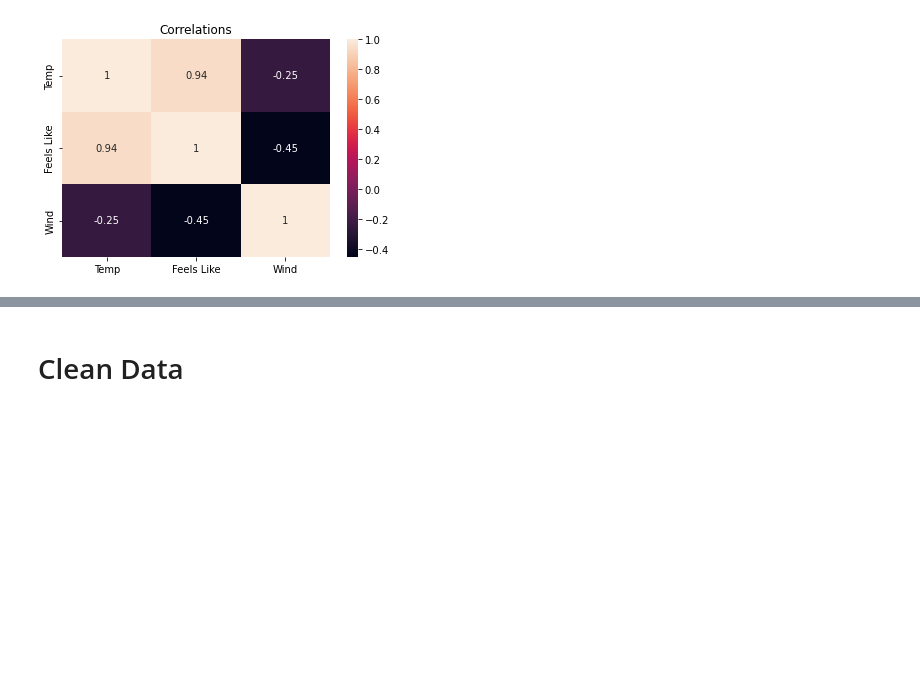
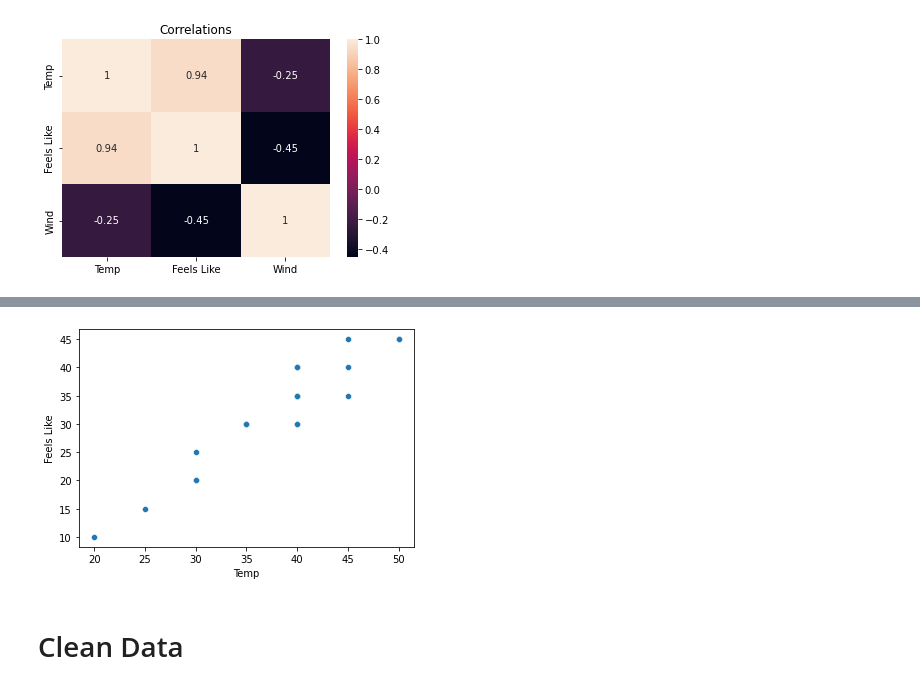
Before and after one commit to maggiewolff/running_clothes_recommender, a Jupyter notebook: Running Clothes Recommender.ipynb, the cells around one changed output, grey strips where cells are left out. Drawn from its saved outputs; the diff is of its cells as text; code cells hidden in the pictures; blank space fills up the shorter version.

```diff
--- a/Running Clothes Recommender.ipynb
+++ b/Running Clothes Recommender.ipynb
@@ -126,3 +127,7 @@ plt.title("Correlations");
+# %%
+sns.scatterplot(data=df, x="Temp", y="Feels Like");
+# %% [output]
+[figure, added]
 # %% [markdown]
 # Clean Data
 # %%
```
Also changed, not shown: parts of 12 cells of this notebook.
